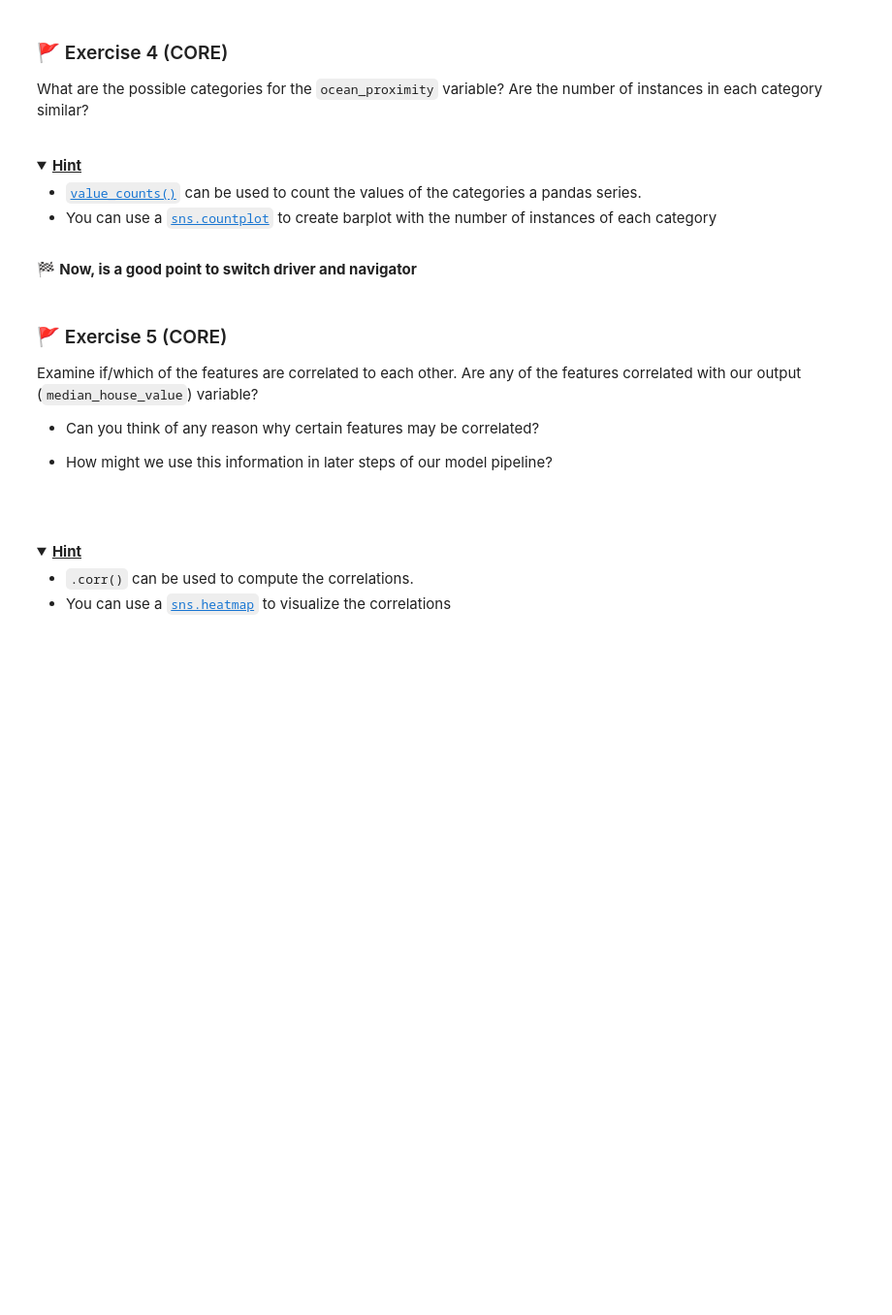
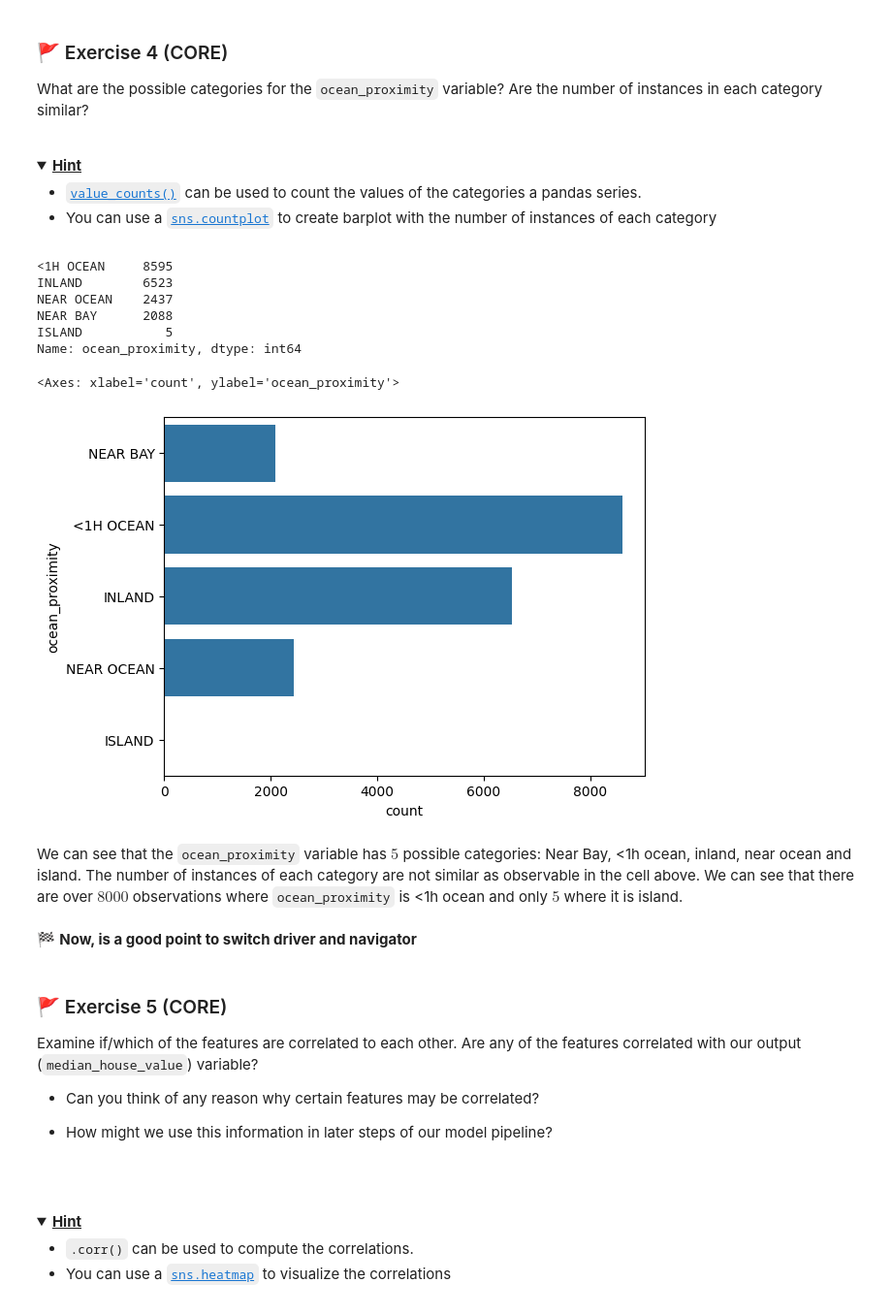
Before and after one commit to StefanoLema/MLPy_2025_week01, a Jupyter notebook: mlp_week01.ipynb, the cells around one changed output. Shown at 97% size. Drawn from its saved outputs; the diff is of its cells as text; code cells hidden in the pictures; folded sections open; blank space fills up the shorter version.

```diff
--- a/mlp_week01.ipynb
+++ b/mlp_week01.ipynb
@@ -232,6 +244,21 @@ What are the possible categories for the `ocean_proximity` variable? Are the num
 - You can use a [<code>sns.countplot</code>](https://seaborn.pydata.org/generated/seaborn.countplot.html) to create barplot with the number of instances of each category
 
 </details>
+# %%
+print(housing["ocean_proximity"].value_counts())
+
+sns.countplot(housing["ocean_proximity"])
+# %% [output]
+<1H OCEAN     8595
+INLAND        6523
+NEAR OCEAN    2437
+NEAR BAY      2088
+ISLAND           5
+Name: ocean_proximity, dtype: int64
+<Axes: xlabel='count', ylabel='ocean_proximity'>
+[figure, added]
+# %% [markdown]
+We can see that the `ocean_proximity` variable has $5$ possible categories: Near Bay, <1h ocean, inland, near ocean and island. The number of instances of each category are not similar as observable in the cell above. We can see that there are over $8000$ observations where `ocean_proximity` is <1h ocean and only $5$ where it is island.
 # %% [markdown]
 🏁 **Now, is a good point to switch driver and navigator**
 # %% [markdown]
```
Also changed, not shown: parts of 9 cells of this notebook.
